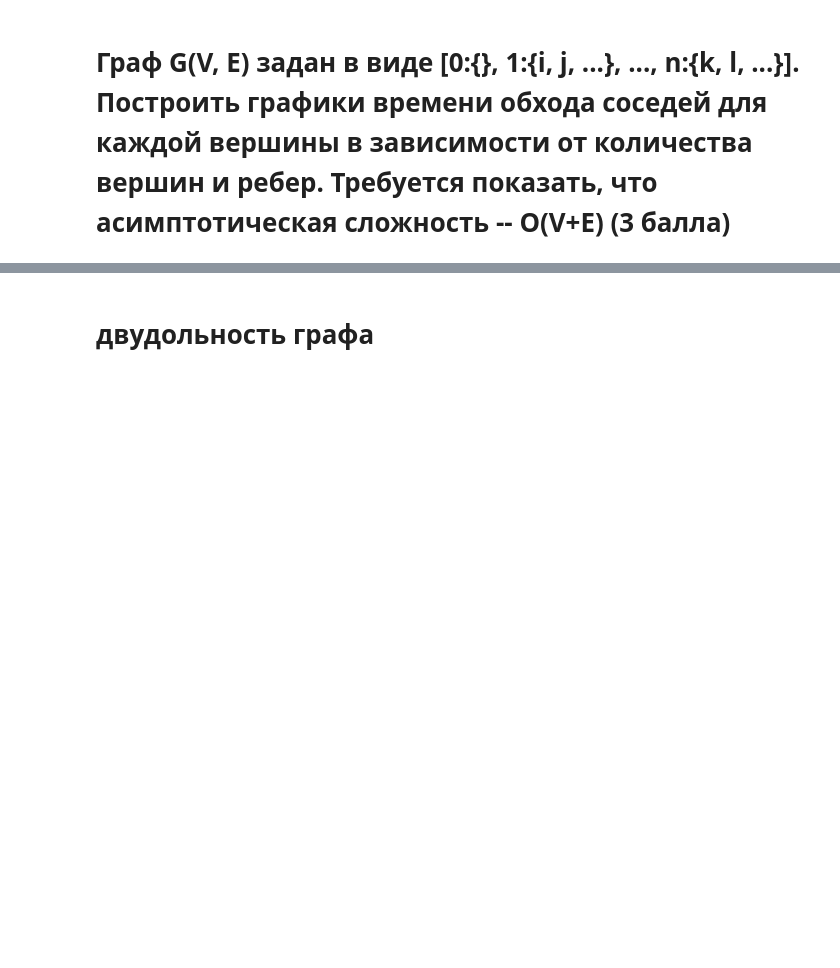
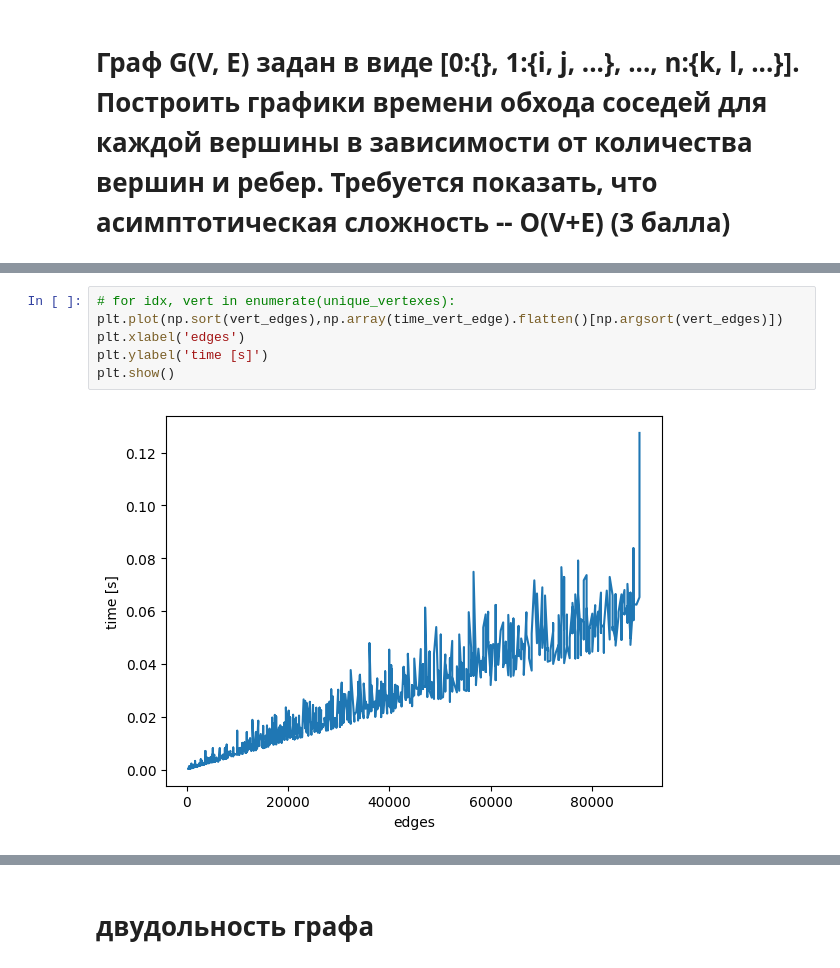
Before and after one commit to Kasymkhankhubiyev/algorithms, a Jupyter notebook: Task4.ipynb, the cells around one changed output, grey strips where cells are left out. Cells and saved outputs as stored; diff of their text form; blank space fills up the shorter version.

```diff
--- a/Task4.ipynb
+++ b/Task4.ipynb
@@ -223,0 +325,8 @@ Test passed
+# %%
+# for idx, vert in enumerate(unique_vertexes):
+plt.plot(np.sort(vert_edges),np.array(time_vert_edge).flatten()[np.argsort(vert_edges)])
+plt.xlabel('edges')
+plt.ylabel('time [s]')
+plt.show()
+# %% [output]
+[figure, added]
```
Also changed, not shown: parts of 18 cells of this notebook, 3 other files.
